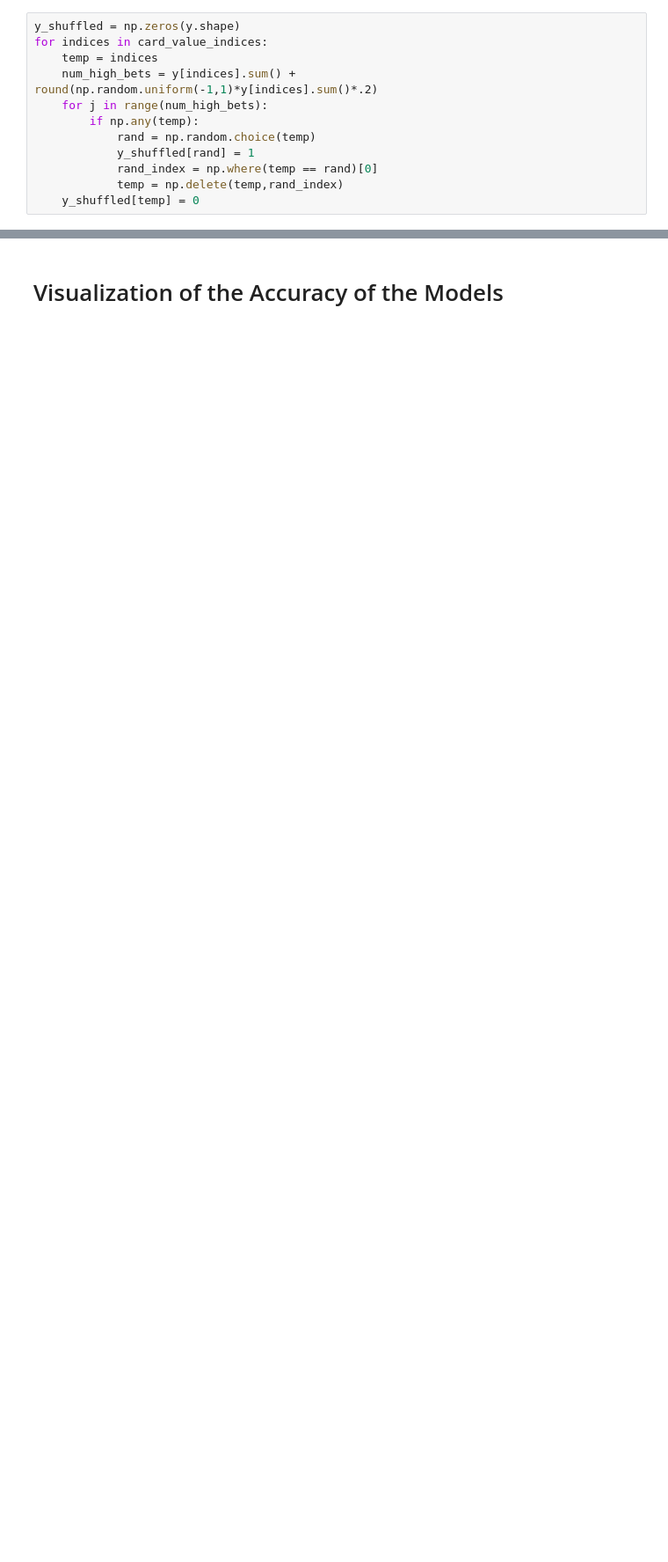
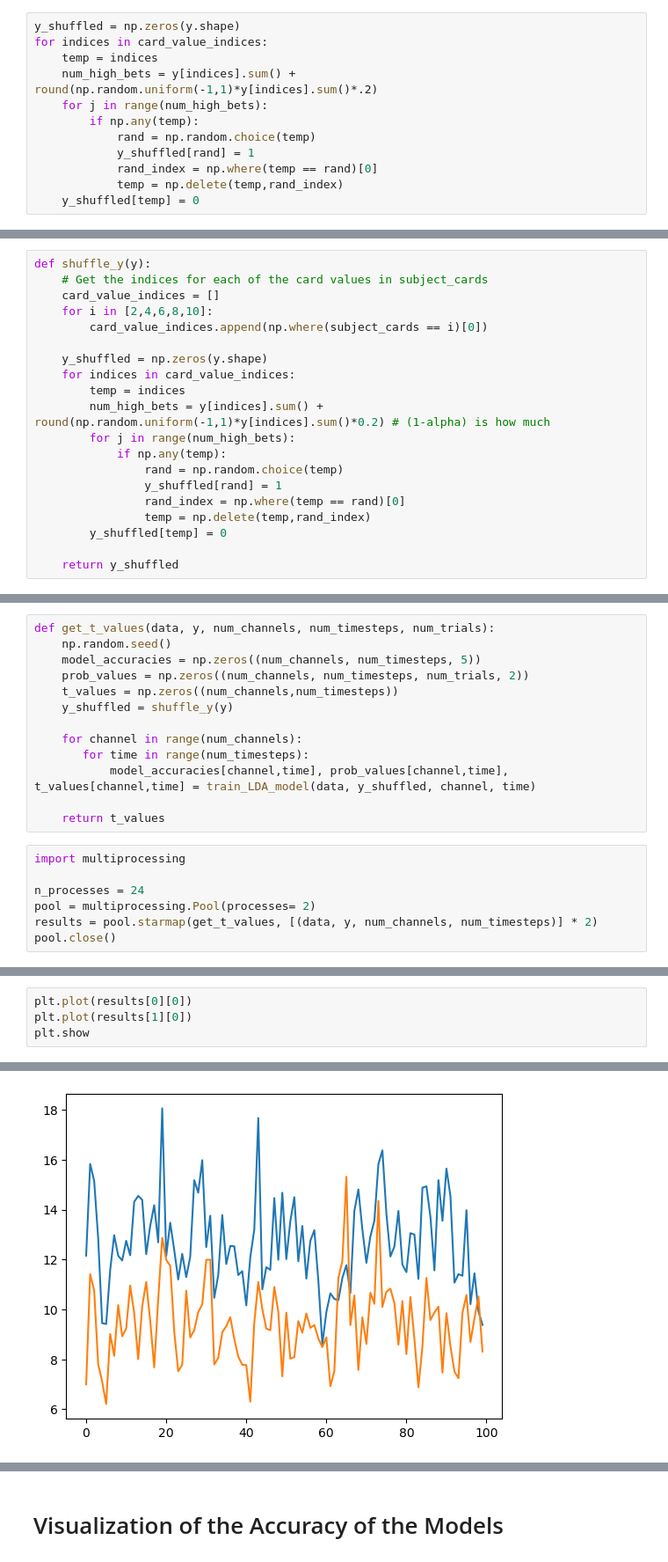
Before and after one commit to ncsl/decoding-decision-making, a Jupyter notebook: EFRI Data Analysis LDA.ipynb, the cells around one changed output, grey strips where cells are left out. Shown at 88% size. Cells and saved outputs as stored; diff of their text form; blank space fills up the shorter version.

```diff
--- a/EFRI Data Analysis LDA.ipynb
+++ b/EFRI Data Analysis LDA.ipynb
@@ -178,0 +200,20 @@ for i in range(len(card_value_indices)):
+# %%
+def shuffle_y(y):
+    # Get the indices for each of the card values in subject_cards
+    card_value_indices = []
+    for i in [2,4,6,8,10]:
+        card_value_indices.append(np.where(subject_cards == i)[0])
+
+    y_shuffled = np.zeros(y.shape)
+    for indices in card_value_indices:
+        temp = indices
+        num_high_bets = y[indices].sum() + round(np.random.uniform(-1,1)*y[indices].sum()*0.2) # (1-alpha) is how much
+        for j in range(num_high_bets):
+            if np.any(temp):
+                rand = np.random.choice(temp)
+                y_shuffled[rand] = 1
+                rand_index = np.where(temp == rand)[0]
+                temp = np.delete(temp,rand_index)
+        y_shuffled[temp] = 0
+
+    return y_shuffled
@@ -178,0 +222,20 @@ for i in range(len(card_value_indices)):
+# %%
+def get_t_values(data, y, num_channels, num_timesteps, num_trials):
+    np.random.seed()
+    model_accuracies = np.zeros((num_channels, num_timesteps, 5))
+    prob_values = np.zeros((num_channels, num_timesteps, num_trials, 2))
+    t_values = np.zeros((num_channels,num_timesteps))
+    y_shuffled = shuffle_y(y)
+
+    for channel in range(num_channels):
+       for time in range(num_timesteps):
+           model_accuracies[channel,time], prob_values[channel,time], t_values[channel,time] = train_LDA_model(data, y_shuffled, channel, time)
+
+    return t_values
+# %%
+import multiprocessing
+
+n_processes = 24
+pool = multiprocessing.Pool(processes= 2)
+results = pool.starmap(get_t_values, [(data, y, num_channels, num_timesteps)] * 2)
+pool.close()
@@ -178,0 +262,5 @@ for i in range(len(card_value_indices)):
+# %%
+plt.plot(results[0][0])
+plt.plot(results[1][0])
+plt.show
+# %% [output]
@@ -178,0 +268 @@ for i in range(len(card_value_indices)):
+[figure, added]
```
Also changed, not shown: parts of 44 cells of this notebook, 2 other files.
